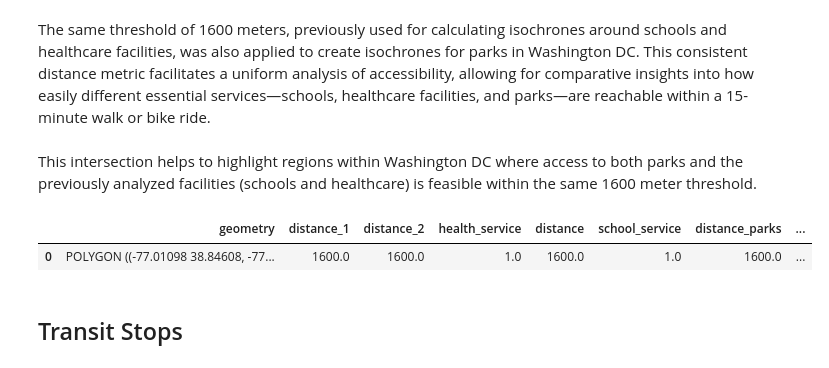
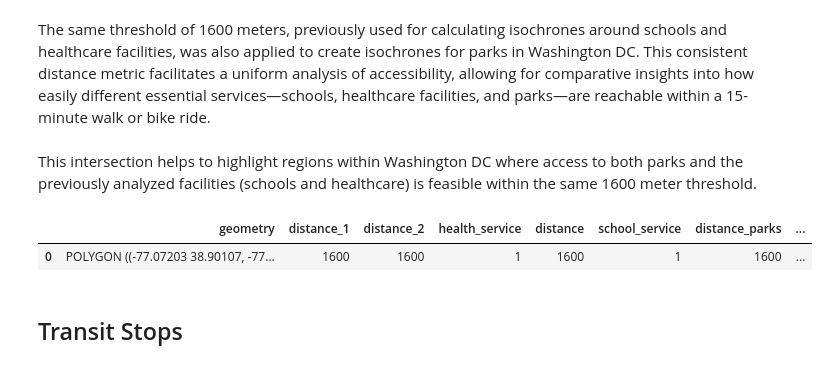
Before and after one commit to robertl0500/15-minute-analysis, a Jupyter notebook: 15-minute-package/DC.ipynb, the cells around one changed output. Cells and saved outputs as stored; diff of their text form; code cells hidden in the pictures.

```diff
--- a/15-minute-package/DC.ipynb
+++ b/15-minute-package/DC.ipynb
@@ -150,0 +148,3 @@ service_union.dissolve()
+# %%
+service_union = gpd.overlay(health_iso, schools_iso, how='union')
+service_union.dissolve()
@@ -210,8 +213,8 @@ This intersection helps to highlight regions within Washington DC where access t
 # %%
 #intersection_result2.explore()
 # %%
-service_union = gpd.overlay(intersection_result1, parks_iso, how='union')
+service_union = gpd.overlay(service_union, parks_iso, how='union')
 service_union.dissolve()
 # %% [output]
 |  | geometry | distance_1 | distance_2 | health_service | distance | school_service | distance_parks | ... |
-| 0 | POLYGON ((-77.01098 38.84608, -77... | 1600.0 | 1600.0 | 1.0 | 1600.0 | 1.0 | 1600.0 | ... |
+| 0 | POLYGON ((-77.07203 38.90107, -77... | 1600 | 1600 | 1 | 1600 | 1 | 1600 | ... |
```
Also changed, not shown: parts of 34 cells of this notebook, 30 other files.
